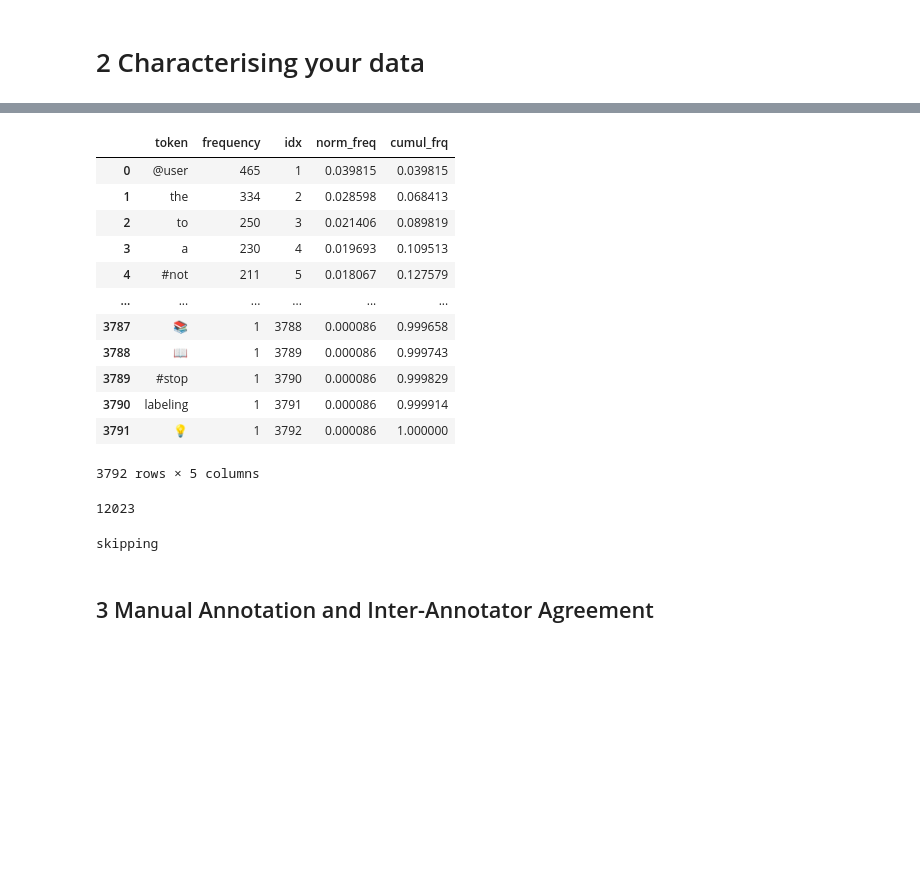
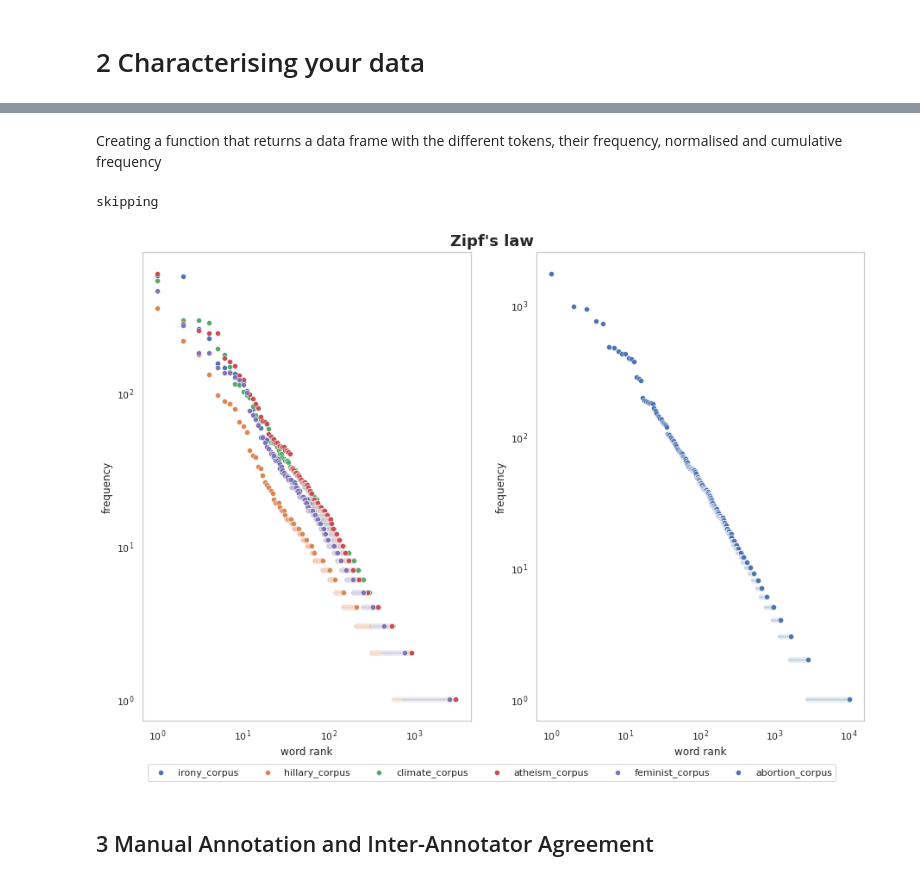
Before and after one commit to viggo-gascou/fyp2022g03GroupB2, a Jupyter notebook: notebook.ipynb, the cells around one changed output, grey strips where cells are left out. Drawn from its saved outputs; the diff is of its cells as text; code cells hidden in the pictures; blank space fills up the shorter version.

```diff
--- a/notebook.ipynb
+++ b/notebook.ipynb
@@ -70,15 +193,6 @@ def zipf(corpus):
+# %% [markdown]
+Creating a function that returns a data frame with the different tokens, their frequency, normalised and cumulative frequency
 # %%
-#
-
-#• Corpus size, vocabulary size, type/token ratio.
-
-irony_list = []
-with open("tweeteval/datasets/irony/test_text.txt", "r") as f:
-    irony_text = convert_links(f.read().lower())
-
-irony_corpus = tokenize(pat, irony_text)
-
-statistics(irony_corpus)
 def datfr(corpus):
     voc = Counter(corpus)
     frq = pd.DataFrame(voc.most_common(), columns=['token', 'frequency'])
@@ -93,31 +207,5 @@ def datfr(corpus):
     frq['cumul_frq'] = frq.norm_freq.cumsum()
     sns.set_theme(style='whitegrid')
     return(frq)
-datfr(irony_corpus)
-# %% [output]
-|  | token | frequency | idx | norm_freq | cumul_frq |
-| 0 | @user | 465 | 1 | 0.039815 | 0.039815 |
-| 1 | the | 334 | 2 | 0.028598 | 0.068413 |
-| 2 | to | 250 | 3 | 0.021406 | 0.089819 |
-| 3 | a | 230 | 4 | 0.019693 | 0.109513 |
-| 4 | #not | 211 | 5 | 0.018067 | 0.127579 |
-| ... | ... | ... | ... | ... | ... |
-| 3787 | 📚 | 1 | 3788 | 0.000086 | 0.999658 |
-| 3788 | 📖 | 1 | 3789 | 0.000086 | 0.999743 |
-| 3789 | #stop | 1 | 3790 | 0.000086 | 0.999829 |
-| 3790 | labeling | 1 | 3791 | 0.000086 | 0.999914 |
-| 3791 | 💡 | 1 | 3792 | 0.000086 | 1.000000 |
-3792 rows × 5 columns
-# %%
-import contractions
-expanded_words = []
-for word in irony_corpus:
-  # using contractions.fix to expand the shortened words
-  expanded_words.append(contractions.fix(word))
-irony_corpus = expanded_words
-# %%
-print(irony_text.find("@link"))
-# %% [output]
-12023
 # %%
 %%script echo skipping
@@ -137,6 +229,37 @@ for text, stance in zip(stance_texts, stances):
     zipf(corpus)
 # %% [output]
 skipping
+# %%
+tokenised_datasets = [irony_corpus, hillary_corpus, climate_corpus, atheism_corpus, feminist_corpus, abortion_corpus]
+
+names = ["irony_corpus","hillary_corpus", "climate_corpus", "atheism_corpus", "feminist_corpus", "abortion_corpus"]
+
+irony_df = datfr(irony_corpus)
+hillary_df = datfr(hillary_corpus)
+climate_df = datfr(climate_corpus)
+abortion_df = datfr(abortion_corpus)
+feminist_df = datfr(feminist_corpus)
+atheism_df = datfr(atheism_corpus)
+
+all_dfs = [irony_df, hillary_df, climate_df, abortion_df, feminist_df, atheism_df]
+fig,axs = plt.subplots(1,2,figsize=(15,10))
+
+c = 0
+for df in all_dfs:
+    if c == 0:
+        sns.scatterplot(x='idx', y='frequency', data=df, ax = axs[1])
+        c += 1
+    else:
+        sns.scatterplot(x='idx', y='frequency', data=df, ax = axs[0])
+for ax in axs:
+    ax.set(xscale="log", yscale="log")
+    ax.grid(False)
+    ax.set_xlabel("word rank")
+fig.suptitle("Zipf's law", fontweight="bold", fontsize=18, x=0.5,y=0.91)
+fig.legend(labels=names, loc = "lower center", bbox_to_anchor=(0.5,0.02), ncol=6)
+plt.savefig("figures/zipf_law.png", dpi=400, bbox_inches="tight")
+# %% [output]
+[figure, added]
 # %% [markdown]
 ## 3 Manual Annotation and Inter-Annotator Agreement
 # %%
```
Also changed, not shown: parts of 43 cells of this notebook, 7 other files.
